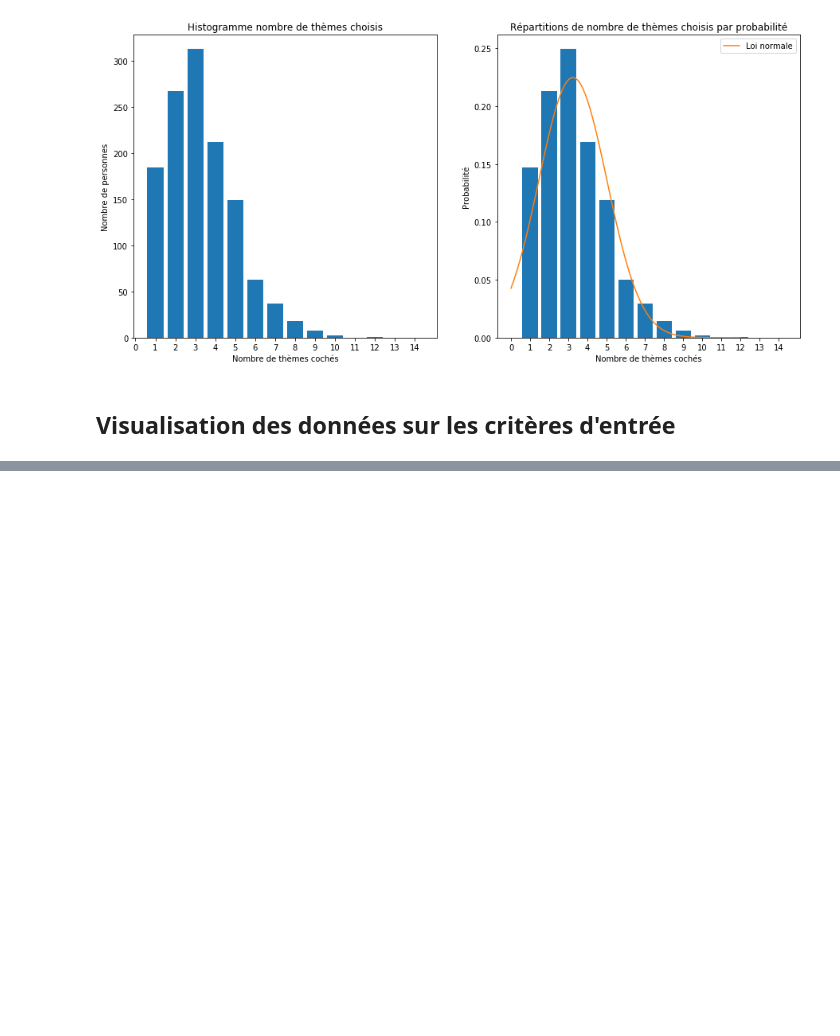
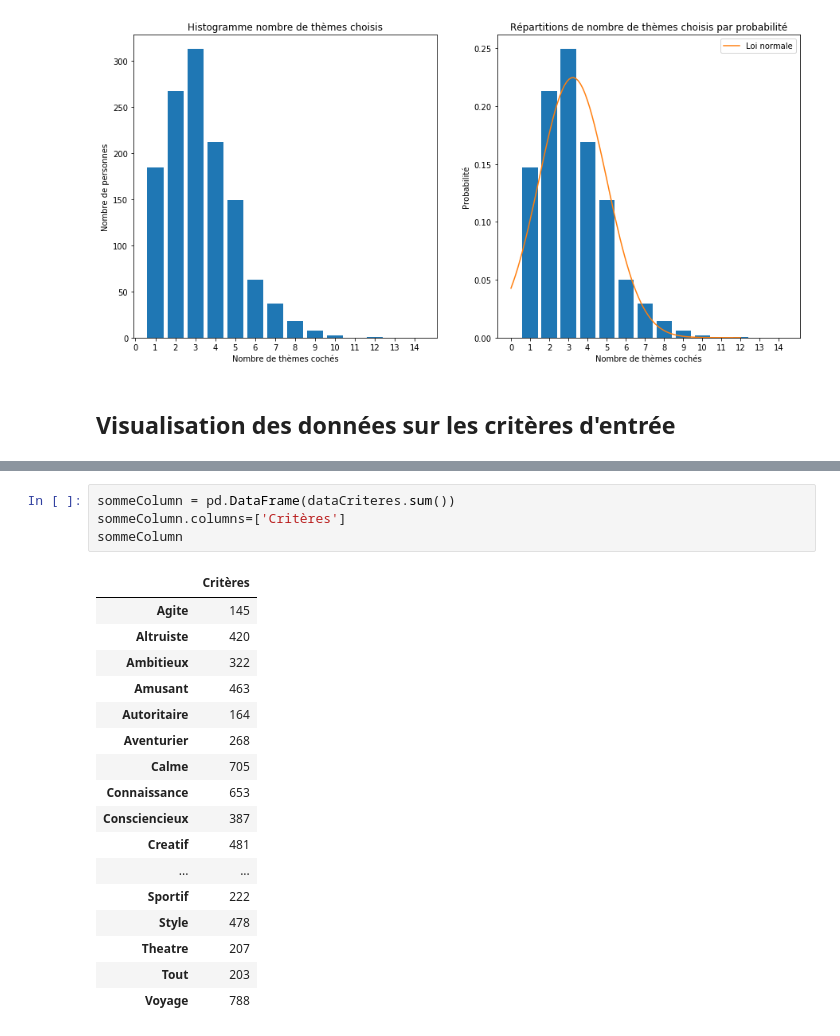
Before and after one commit to Younzer/LIVRIA, a Jupyter notebook: Python Livria/dataVisualization.ipynb, the cells around one changed output, grey strips where cells are left out. Drawn from its saved outputs; the diff is of its cells as text; blank space fills up the shorter version.

```diff
--- a/Python Livria/dataVisualization.ipynb
+++ b/Python Livria/dataVisualization.ipynb
@@ -144,0 +156,22 @@ plt.show()
+# %%
+sommeColumn = pd.DataFrame(dataCriteres.sum())
+sommeColumn.columns=['Critères']
+sommeColumn
+# %% [output]
+|  | Critères |
+| Agite | 145 |
+| Altruiste | 420 |
+| Ambitieux | 322 |
+| Amusant | 463 |
+| Autoritaire | 164 |
+| Aventurier | 268 |
+| Calme | 705 |
+| Connaissance | 653 |
+| Consciencieux | 387 |
+| Creatif | 481 |
+| ... | ... |
+| Sportif | 222 |
+| Style | 478 |
+| Theatre | 207 |
+| Tout | 203 |
+| Voyage | 788 |
```
Also changed, not shown: parts of 4 cells of this notebook, 3 other files.
